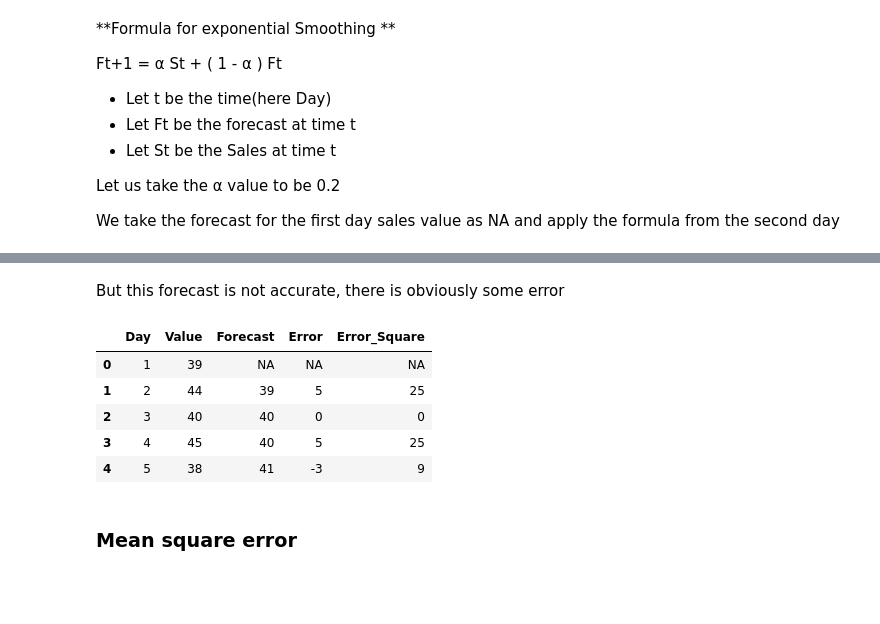
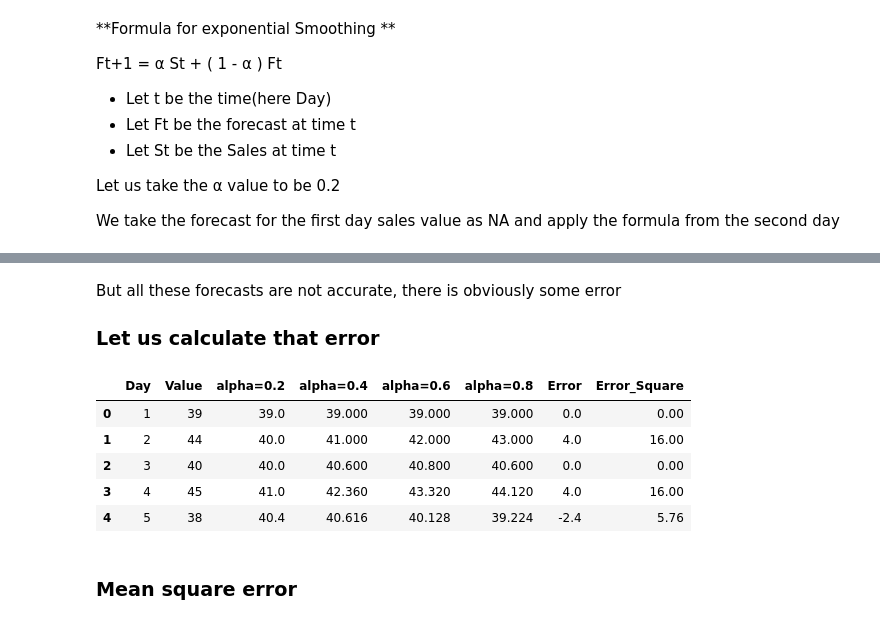
Before and after one commit to Sangarshanan/time-series-forecasting, a Jupyter notebook: Simple Exponential Smoothing.ipynb, the cells around one changed output, grey strips where cells are left out. Drawn from its saved outputs; the diff is of its cells as text; code cells hidden in the pictures; blank space fills up the shorter version.

```diff
--- a/Simple Exponential Smoothing.ipynb
+++ b/Simple Exponential Smoothing.ipynb
@@ -63,25 +90,27 @@ SALES FORECAST FOR DAY 6 IS: 41.0
 # %% [markdown]
-But this forecast is not accurate, there is obviously some error
+But all these forecasts are not accurate, there is obviously some error
+
+### Let us calculate that error
 # %%
-error = []
-error_sq = []
-error.append('NA')
-error_sq.append('NA')
-for i in range(1,len(data)):
-    e = data['Value'][i] - data['Forecast'][i]
-    error.append(e)
-    error_sq.append(e*e)
-data['Error'] = error
-data['Error_Square'] = error_sq
+def error(col):
+    error = []
+    error_sq = []
+    for i in range(0,len(data)):
+        e = data['Value'][i] - data[col][i]
+        error.append(e)
+        error_sq.append(e*e)
+    data['Error'] = error
+    data['Error_Square'] = error_sq
-# %%
-data
-# %% [output]
-|  | Day | Value | Forecast | Error | Error_Square |
-| 0 | 1 | 39 | NA | NA | NA |
-| 1 | 2 | 44 | 39 | 5 | 25 |
-| 2 | 3 | 40 | 40 | 0 | 0 |
-| 3 | 4 | 45 | 40 | 5 | 25 |
-| 4 | 5 | 38 | 41 | -3 | 9 |
+# %%
+error('alpha=0.2')
+data
+# %% [output]
+|  | Day | Value | alpha=0.2 | alpha=0.4 | alpha=0.6 | alpha=0.8 | Error | Error_Square |
+| 0 | 1 | 39 | 39.0 | 39.000 | 39.000 | 39.000 | 0.0 | 0.00 |
+| 1 | 2 | 44 | 40.0 | 41.000 | 42.000 | 43.000 | 4.0 | 16.00 |
+| 2 | 3 | 40 | 40.0 | 40.600 | 40.800 | 40.600 | 0.0 | 0.00 |
+| 3 | 4 | 45 | 41.0 | 42.360 | 43.320 | 44.120 | 4.0 | 16.00 |
+| 4 | 5 | 38 | 40.4 | 40.616 | 40.128 | 39.224 | -2.4 | 5.76 |
 # %% [markdown]
 ### Mean square error
 # %%
```
Also changed, not shown: parts of 13 cells of this notebook.
